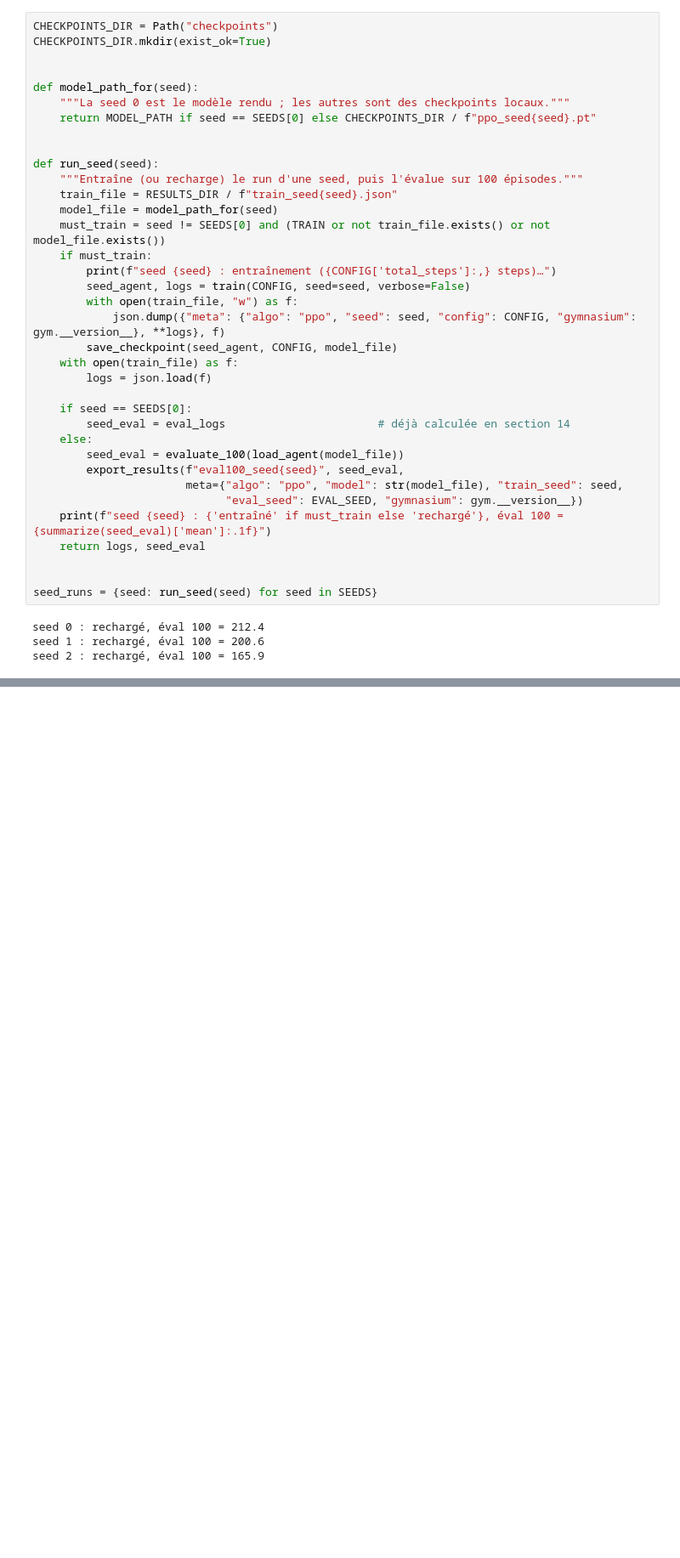
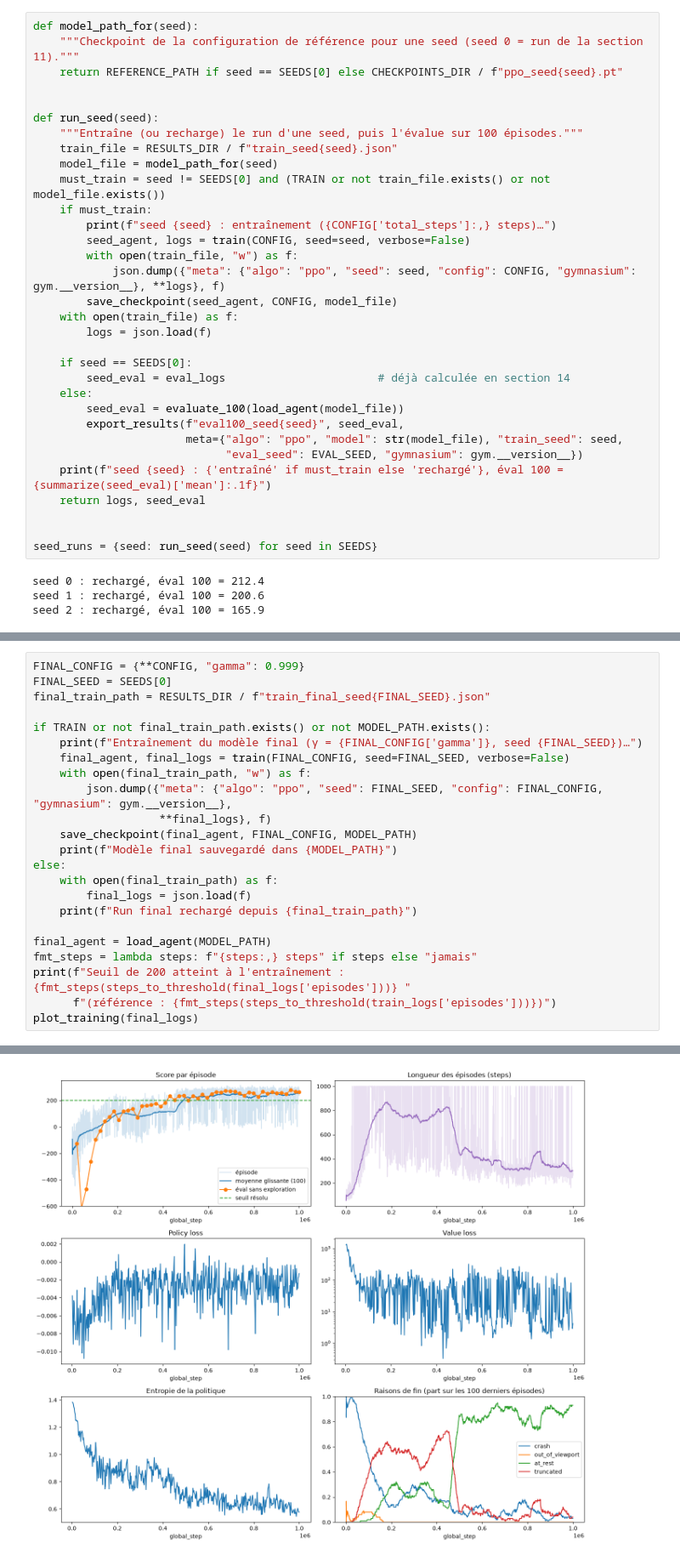
Before and after one commit to chrisrny/StartTrek, a Jupyter notebook: ppo.ipynb, the cells around one changed output, grey strips where cells are left out. Shown at 85% size. Saved outputs shown, nothing was run; the diff lists cells and outputs as text; blank space fills up the shorter version.

```diff
--- a/ppo.ipynb
+++ b/ppo.ipynb
@@ -958,13 +974,9 @@ Pour chaque seed, on mesure :
 - **MA100 finale** : cette moyenne à la fin de l'entraînement ;
 - **éval 100** : la moyenne sans exploration sur les 100 épisodes d'évaluation.
 # %%
-CHECKPOINTS_DIR = Path("checkpoints")
-CHECKPOINTS_DIR.mkdir(exist_ok=True)
-
-
 def model_path_for(seed):
-    """La seed 0 est le modèle rendu ; les autres sont des checkpoints locaux."""
-    return MODEL_PATH if seed == SEEDS[0] else CHECKPOINTS_DIR / f"ppo_seed{seed}.pt"
+    """Checkpoint de la configuration de référence pour une seed (seed 0 = run de la section 11)."""
+    return REFERENCE_PATH if seed == SEEDS[0] else CHECKPOINTS_DIR / f"ppo_seed{seed}.pt"
 
 
 def run_seed(seed):
@@ -1258,0 +1267,24 @@ plt.show()
+# %%
+FINAL_CONFIG = {**CONFIG, "gamma": 0.999}
+FINAL_SEED = SEEDS[0]
+final_train_path = RESULTS_DIR / f"train_final_seed{FINAL_SEED}.json"
+
+if TRAIN or not final_train_path.exists() or not MODEL_PATH.exists():
+    print(f"Entraînement du modèle final (γ = {FINAL_CONFIG['gamma']}, seed {FINAL_SEED})…")
+    final_agent, final_logs = train(FINAL_CONFIG, seed=FINAL_SEED, verbose=False)
+    with open(final_train_path, "w") as f:
+        json.dump({"meta": {"algo": "ppo", "seed": FINAL_SEED, "config": FINAL_CONFIG, "gymnasium": gym.__version__},
+                   **final_logs}, f)
+    save_checkpoint(final_agent, FINAL_CONFIG, MODEL_PATH)
+    print(f"Modèle final sauvegardé dans {MODEL_PATH}")
+else:
+    with open(final_train_path) as f:
+        final_logs = json.load(f)
+    print(f"Run final rechargé depuis {final_train_path}")
+
+final_agent = load_agent(MODEL_PATH)
+fmt_steps = lambda steps: f"{steps:,} steps" if steps else "jamais"
+print(f"Seuil de 200 atteint à l'entraînement : {fmt_steps(steps_to_threshold(final_logs['episodes']))} "
+      f"(référence : {fmt_steps(steps_to_threshold(train_logs['episodes']))})")
+plot_training(final_logs)
+# %% [output]
@@ -1258,0 +1294 @@ plt.show()
+[figure, added]
```
Also changed, not shown: parts of 20 cells of this notebook, 9 other files.
